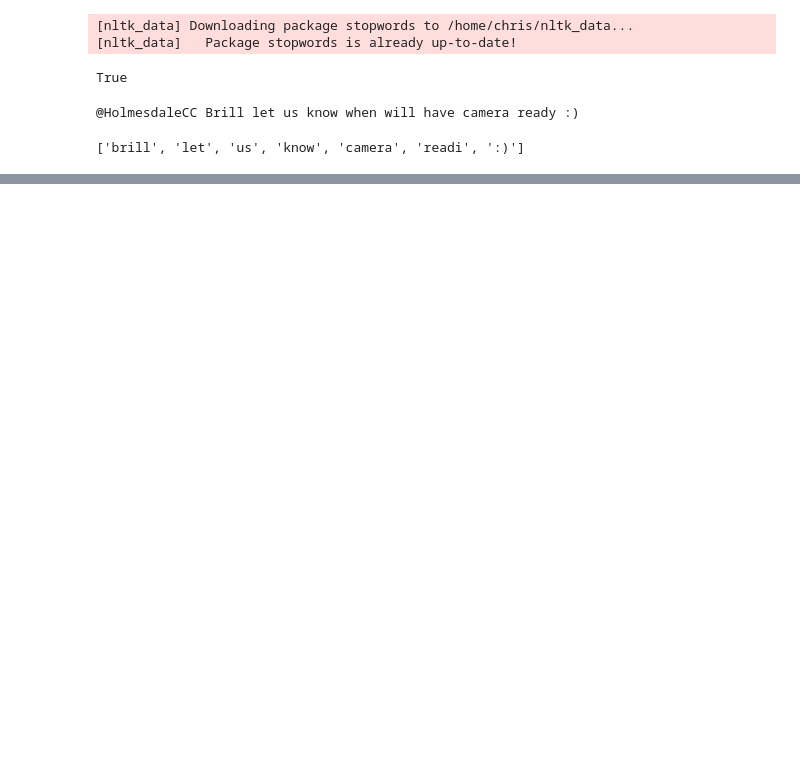
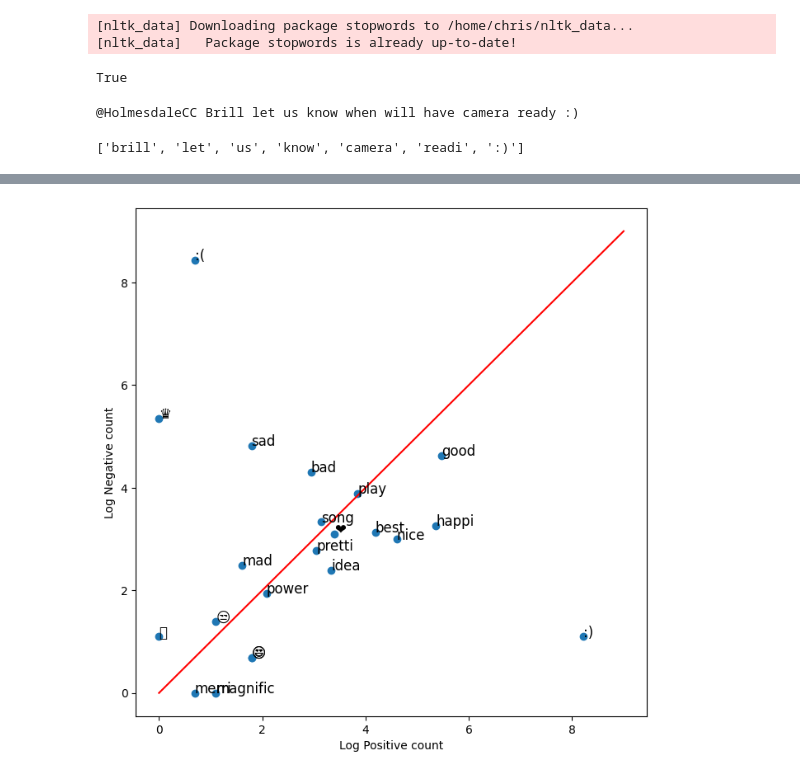
Before and after one commit to ChristinaRaichel/NLP, a Jupyter notebook: Sentiment_analysis/sentiment_analysis.ipynb, the cells around one changed output, grey strips where cells are left out. Cells and saved outputs as stored; diff of their text form; code cells hidden in the pictures; blank space fills up the shorter version.

Commit message:
Feat: Added build_freq function

```diff
--- a/Sentiment_analysis/sentiment_analysis.ipynb
+++ b/Sentiment_analysis/sentiment_analysis.ipynb
@@ -112,0 +125,3 @@ preprocess_tweet(tweet)
+# %%
+tweets = all_positive_tweets + all_negative_tweets
+labels = np.append(np.ones(len(all_positive_tweets)),np.zeros(len(all_negative_tweets)))
@@ -112,0 +153,17 @@ preprocess_tweet(tweet)
+# %%
+keys = ['happi', 'merri', 'nice', 'good', 'bad', 'sad', 'mad', 'best', 'pretti',
+        '❤', ':)', ':(', '😒', '😬', '😄', '😍', '♛',
+        'song', 'idea', 'power', 'play', 'magnific']
+
+# list representing our table of word counts.
+# each element consist of a sublist with this pattern: [<word>, <positive_count>, <negative_count>]
+data = []
+
+for word in keys:
+    pos = 0
+    neg = 0
+    if (word,1) in freqs_dict:
+        pos = freqs_dict[(word,1)]
+    if (word,0) in freqs_dict:
+        neg = freqs_dict[(word,0)]
+    data.append([word,pos,neg])
@@ -112,0 +190,24 @@ preprocess_tweet(tweet)
+# %%
+fig, ax = plt.subplots(figsize = (8, 8))
+
+# convert positive raw counts to logarithmic scale. we add 1 to avoid log(0)
+x = np.log([x[1] + 1 for x in data])
+
+# do the same for the negative counts
+y = np.log([x[2] + 1 for x in data])
+
+# Plot a dot for each pair of words
+ax.scatter(x, y)
+
+# assign axis labels
+plt.xlabel("Log Positive count")
+plt.ylabel("Log Negative count")
+
+# Add the word as the label at the same position as you added the points just before
+for i in range(0, len(data)):
+    ax.annotate(data[i][0], (x[i], y[i]), fontsize=12)
+
+ax.plot([0, 9], [0, 9], color = 'red') # Plot the red line that divides the 2 areas.
+plt.show()
+# %% [output]
+[figure, added]
```
Also changed, not shown: parts of 11 cells of this notebook.
